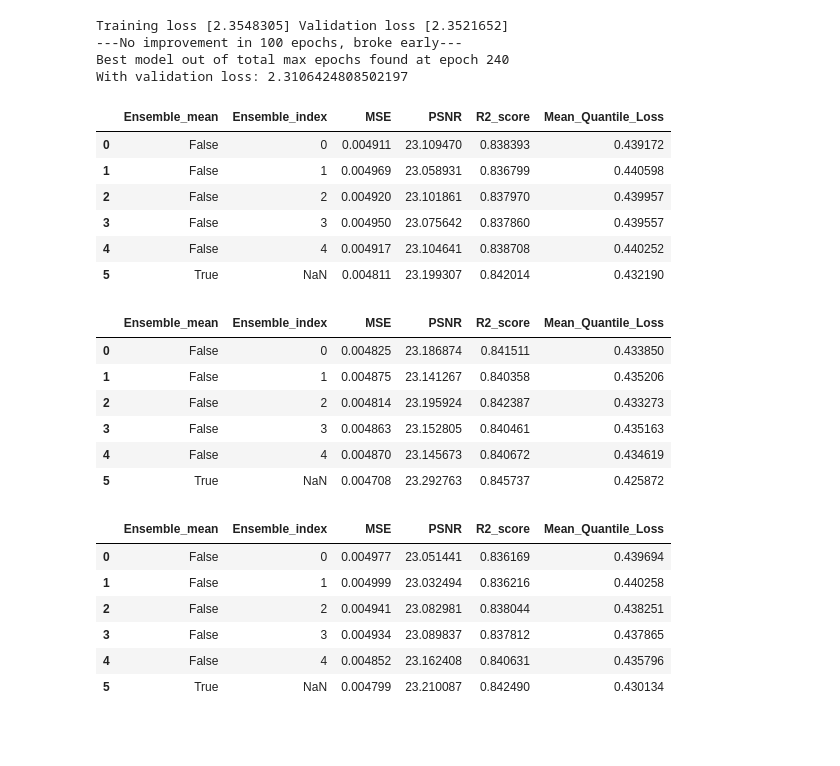
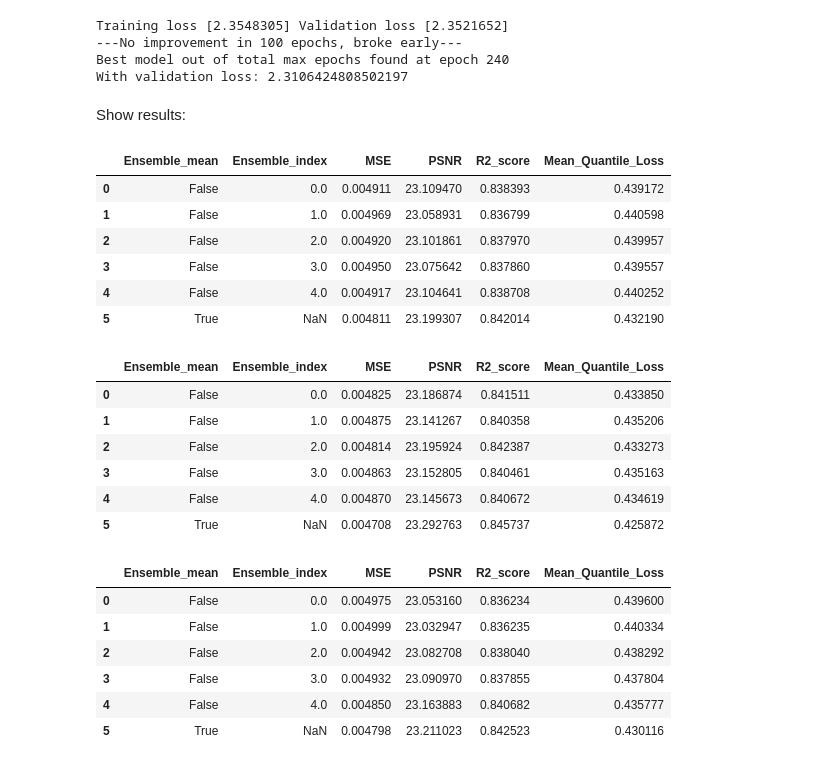
Before and after one commit to chiara-aisweden/cloud_rm, a Jupyter notebook: COT_est_as_input.ipynb, the cells around one changed output. Cells and saved outputs as stored; diff of their text form; code cells hidden in the pictures; blank space fills up the shorter version.

```diff
--- a/COT_est_as_input.ipynb
+++ b/COT_est_as_input.ipynb
@@ -377,12 +395,6 @@ X_test_COT_dum = X_test_COT_dum.assign(Thin=Thin_test)
 X_trainval_COT_dum = X_trainval_COT_dum.assign(Thick = Thick_trainval)
 X_test_COT_dum = X_test_COT_dum.assign(Thick=Thick_test)
 # %%
-#Choose if to save models and metrics, if so set path
-save = True
-if save:
-    test_name = "COT_est_inp_wCOT_dum"
-    main_filepath = 'pytorch_models/'+test_name
-
 #Create new net with 1 additional input
 sequence= lambda: nn.Sequential(
     nn.Linear(len(X_cols)+3,no_nodes),
@@ -422,8 +434,8 @@ for i,model in enumerate(models):
             clear_indices=clear_indices)
 
     #Save models if wanted
-    if save:
-        filepath=main_filepath+'/model'+str(i)
+    if save_load:
+        filepath=main_filepath_3+'/model'+str(i)
         os.makedirs(filepath,exist_ok=True)
         torch.save(model,filepath+'/model_file')
 # %% [output]
@@ -451,6 +463,16 @@ Training loss [2.3548305] Validation loss [2.3521652]
 Best model out of total max epochs found at epoch 240
 With validation loss: 2.3106424808502197
 # %%
+#Load models
+if save_load:
+    base_path = main_filepath_3 + '/'
+    model_paths = ['model0/model_file','model1/model_file','model2/model_file','model3/model_file','model4/model_file']
+    models = [torch.load(base_path+model_paths[i]) for i in range(len(model_paths))]
+
+#Manually set quantiles
+quantiles = np.array([0.1,0.5,0.9])
+est = np.where(quantiles==0.5)[0].item()
+
 #Initialize dataframe for error metrics and array for ensemble predictions
 wCOT_dum_model_metrics=pd.DataFrame(columns=['Ensemble_mean','Ensemble_index','MSE','PSNR','R2_score','Mean_Quantile_Loss'])
 preds_total=[]
@@ -474,7 +496,7 @@ for i,model in enumerate(models):
 
 
 #Now do the same for ensemble predictions
-preds_total=preds_total/num_models
+preds_total=preds_total/len(models)
 
 mse=mean_squared_error(y_test.to_numpy(),preds_total[:,:,est])
 psnr=QuantileNetwork.PSNR(y_test.to_numpy(),preds_total[:,:,est])
@@ -485,39 +507,53 @@ tmp_metrics=pd.DataFrame(data=[[True,np.nan,mse,psnr,r2,mean_quantile]],columns=
 wCOT_dum_model_metrics=pd.concat([wCOT_dum_model_metrics,tmp_metrics])
 
 #Save metrics if we want to
-if save:
+if save_load:
     wCOT_dum_model_metrics=wCOT_dum_model_metrics.reset_index(drop=True)
-    wCOT_dum_model_metrics.to_csv(main_filepath+'/model_metrics.csv',index=False)
+    wCOT_dum_model_metrics.to_csv(main_filepath_3+'/model_metrics.csv',index=False)
+# %% [markdown]
+Show results:
 # %%
 #Display noCOT results
+if save_load:
+    file_name = main_filepath_1 + '/model_metrics.csv'
+    noCOT_model_metrics=pd.read_csv(file_name)
+
 noCOT_model_metrics
 # %% [output]
 |  | Ensemble_mean | Ensemble_index | MSE | PSNR | R2_score | Mean_Quantile_Loss |
-| 0 | False | 0 | 0.004911 | 23.109470 | 0.838393 | 0.439172 |
-| 1 | False | 1 | 0.004969 | 23.058931 | 0.836799 | 0.440598 |
-| 2 | False | 2 | 0.004920 | 23.101861 | 0.837970 | 0.439957 |
-| 3 | False | 3 | 0.004950 | 23.075642 | 0.837860 | 0.439557 |
-| 4 | False | 4 | 0.004917 | 23.104641 | 0.838708 | 0.440252 |
+| 0 | False | 0.0 | 0.004911 | 23.109470 | 0.838393 | 0.439172 |
+| 1 | False | 1.0 | 0.004969 | 23.058931 | 0.836799 | 0.440598 |
+| 2 | False | 2.0 | 0.004920 | 23.101861 | 0.837970 | 0.439957 |
+| 3 | False | 3.0 | 0.004950 | 23.075642 | 0.837860 | 0.439557 |
+| 4 | False | 4.0 | 0.004917 | 23.104641 | 0.838708 | 0.440252 |
 | 5 | True | NaN | 0.004811 | 23.199307 | 0.842014 | 0.432190 |
 # %%
 #Display wCOT results
+if save_load:
+    file_name = main_filepath_2 + '/model_metrics.csv'
+    wCOT_model_metrics=pd.read_csv(file_name)
+
 wCOT_model_metrics
 # %% [output]
 |  | Ensemble_mean | Ensemble_index | MSE | PSNR | R2_score | Mean_Quantile_Loss |
-| 0 | False | 0 | 0.004825 | 23.186874 | 0.841511 | 0.433850 |
-| 1 | False | 1 | 0.004875 | 23.141267 | 0.840358 | 0.435206 |
-| 2 | False | 2 | 0.004814 | 23.195924 | 0.842387 | 0.433273 |
-| 3 | False | 3 | 0.004863 | 23.152805 | 0.840461 | 0.435163 |
-| 4 | False | 4 | 0.004870 | 23.145673 | 0.840672 | 0.434619 |
+| 0 | False | 0.0 | 0.004825 | 23.186874 | 0.841511 | 0.433850 |
+| 1 | False | 1.0 | 0.004875 | 23.141267 | 0.840358 | 0.435206 |
+| 2 | False | 2.0 | 0.004814 | 23.195924 | 0.842387 | 0.433273 |
+| 3 | False | 3.0 | 0.004863 | 23.152805 | 0.840461 | 0.435163 |
+| 4 | False | 4.0 | 0.004870 | 23.145673 | 0.840672 | 0.434619 |
 | 5 | True | NaN | 0.004708 | 23.292763 | 0.845737 | 0.425872 |
 # %%
 #Display wCOT dum results
+if save_load:
+    file_name = main_filepath_3 + '/model_metrics.csv'
+    wCOT_dum_model_metrics=pd.read_csv(file_name)
+
 wCOT_dum_model_metrics
 # %% [output]
 |  | Ensemble_mean | Ensemble_index | MSE | PSNR | R2_score | Mean_Quantile_Loss |
-| 0 | False | 0 | 0.004977 | 23.051441 | 0.836169 | 0.439694 |
-| 1 | False | 1 | 0.004999 | 23.032494 | 0.836216 | 0.440258 |
-| 2 | False | 2 | 0.004941 | 23.082981 | 0.838044 | 0.438251 |
-| 3 | False | 3 | 0.004934 | 23.089837 | 0.837812 | 0.437865 |
-| 4 | False | 4 | 0.004852 | 23.162408 | 0.840631 | 0.435796 |
-| 5 | True | NaN | 0.004799 | 23.210087 | 0.842490 | 0.430134 |
+| 0 | False | 0.0 | 0.004975 | 23.053160 | 0.836234 | 0.439600 |
+| 1 | False | 1.0 | 0.004999 | 23.032947 | 0.836235 | 0.440334 |
+| 2 | False | 2.0 | 0.004942 | 23.082708 | 0.838040 | 0.438292 |
+| 3 | False | 3.0 | 0.004932 | 23.090970 | 0.837855 | 0.437804 |
+| 4 | False | 4.0 | 0.004850 | 23.163883 | 0.840682 | 0.435777 |
+| 5 | True | NaN | 0.004798 | 23.211023 | 0.842523 | 0.430116 |
```
Also changed, not shown: parts of 6 cells of this notebook, 45 other files.
